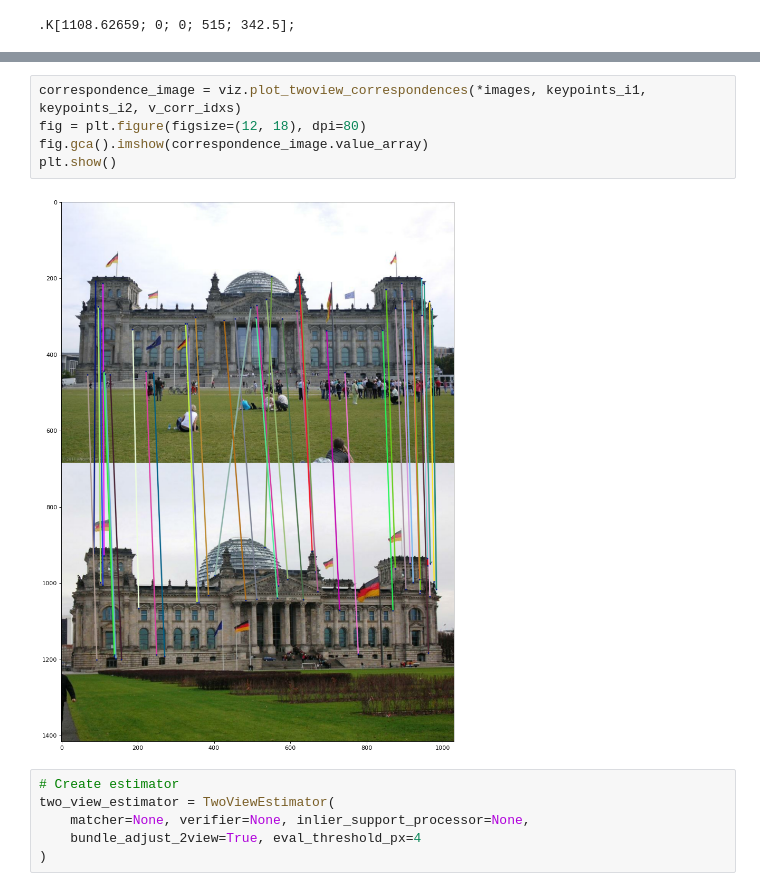
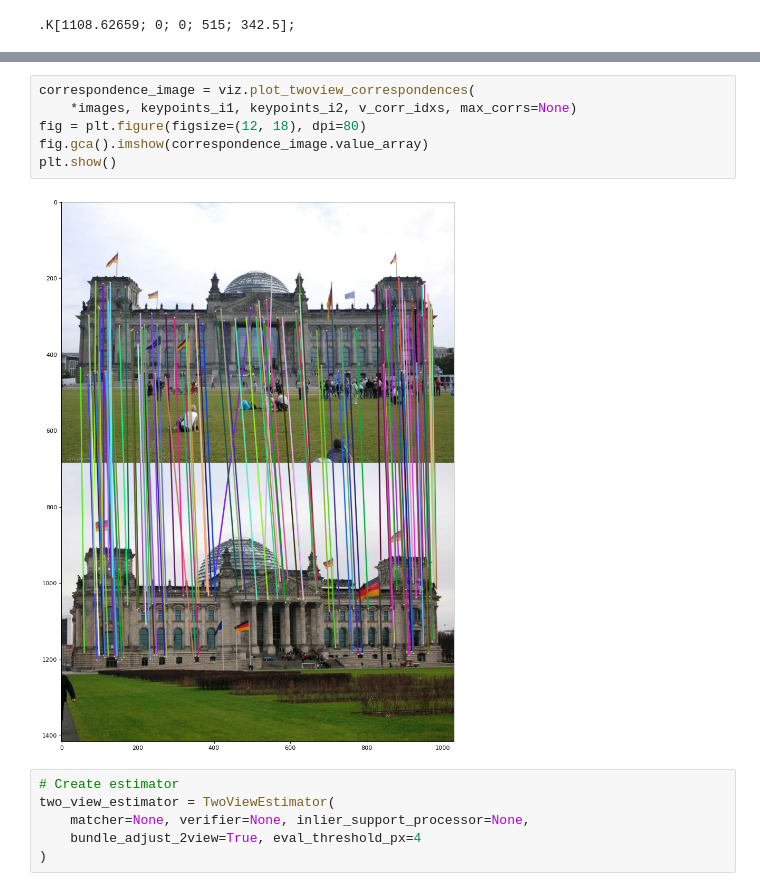
Before and after one commit to borglab/gtsfm, a Jupyter notebook: notebooks/two_view_estimation.ipynb, the cells around one changed output, grey strips where cells are left out. Cells and saved outputs as stored; diff of their text form.

```diff
--- a/notebooks/two_view_estimation.ipynb
+++ b/notebooks/two_view_estimation.ipynb
@@ -73,12 +69,13 @@ U=[0.56683547 0.10055135 0.81767168]
 verified:(125, 2)
 inlier_ratio_est_model=0.7062146892655368
 # %%
-correspondence_image = viz.plot_twoview_correspondences(*images, keypoints_i1, keypoints_i2, v_corr_idxs)
+correspondence_image = viz.plot_twoview_correspondences(
+    *images, keypoints_i1, keypoints_i2, v_corr_idxs, max_corrs=None)
 fig = plt.figure(figsize=(12, 18), dpi=80)
 fig.gca().imshow(correspondence_image.value_array)
 plt.show()
 # %% [output]
-[figure, old version]
+[figure, new version]
 # %%
 # Create estimator
 two_view_estimator = TwoViewEstimator(
```
Also changed, not shown: parts of 6 cells of this notebook.
